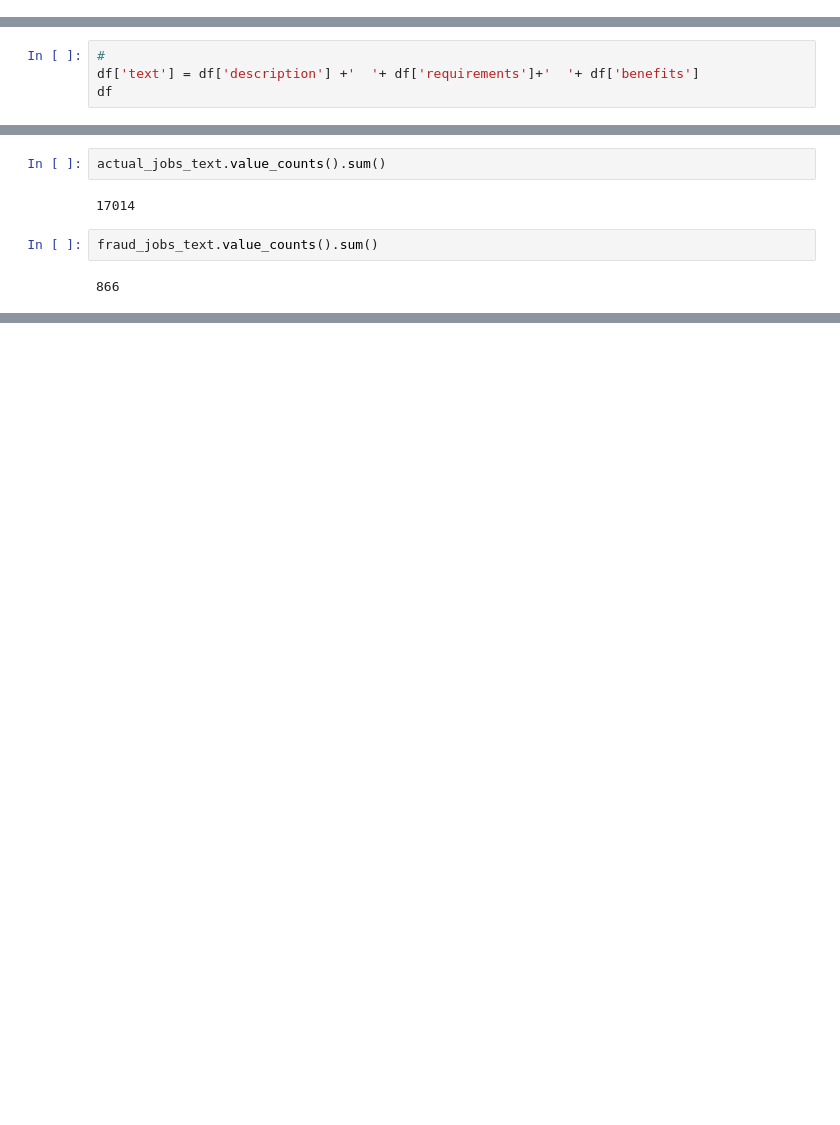
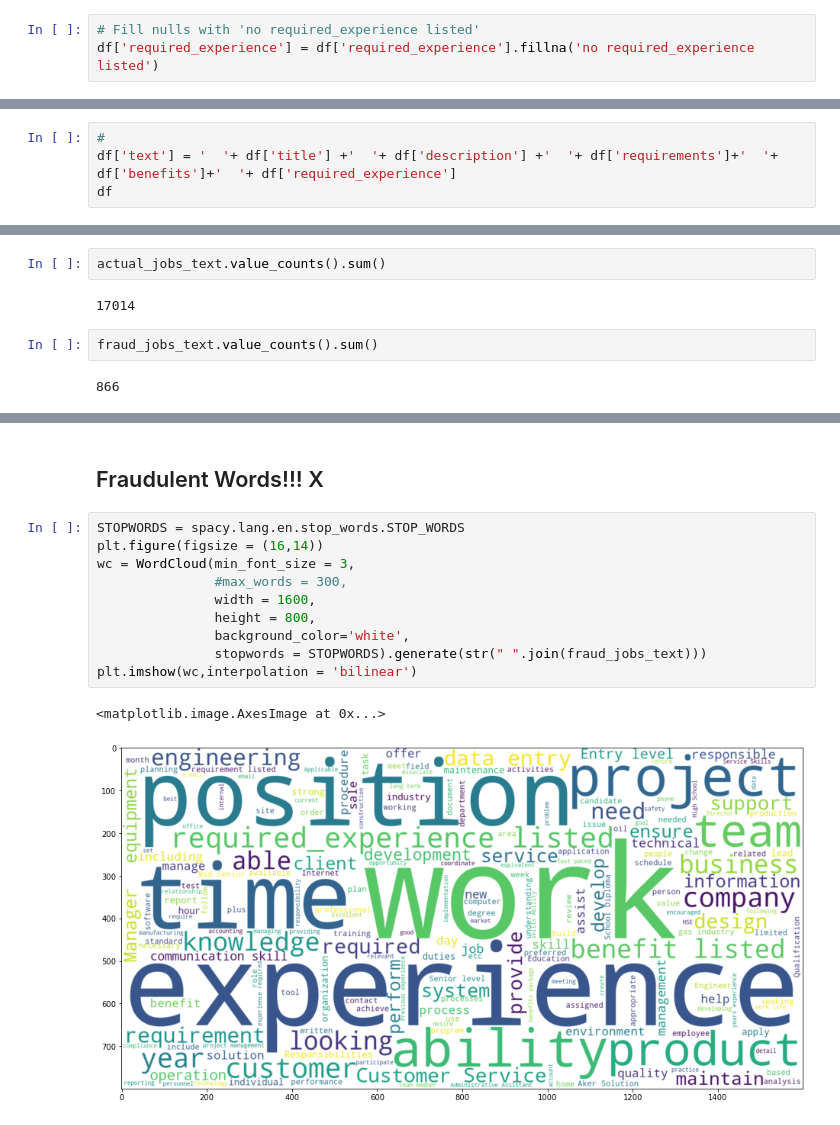
Before and after one commit to MellissaValle/Fraudulent-Job-Postings, a Jupyter notebook: Notebooks/EDA.ipynb, the cells around one changed output, grey strips where cells are left out. Saved outputs shown, nothing was run; the diff lists cells and outputs as text; blank space fills up the shorter version.

```diff
--- a/Notebooks/EDA.ipynb
+++ b/Notebooks/EDA.ipynb
@@ -358,6 +369,9 @@ df['requirements'] = df['requirements'].fillna('no requirement listed')
 # %%
 # Fill nulls with 'no description listed'
 df['description'] = df['description'].fillna('no description listed')
+# %%
+# Fill nulls with 'no required_experience listed'
+df['required_experience'] = df['required_experience'].fillna('no required_experience listed')
 # %%
 df.description.isna().sum()
 # %% [output]
@@ -389,7 +403,7 @@ Name: 17514, dtype: object
  ### Combining our text data in a single column to start the cleaning  process
 # %%
 #
-df['text'] = df['description'] +'  '+ df['requirements']+'  '+ df['benefits']
+df['text'] = '  '+ df['title'] +'  '+ df['description'] +'  '+ df['requirements']+'  '+ df['benefits']+'  '+ df['required_experience']
 df
 # %% [output]
 |  | title | location | department | salary_range | company_profile | description | requirements | benefits | ... |
@@ -473,0 +468,15 @@ You should consider upgrading via the '/Users/mellissavalle/opt/anaconda3/envs/l
+# %% [markdown]
+## Fraudulent Words!!!  X
+# %%
+STOPWORDS = spacy.lang.en.stop_words.STOP_WORDS
+plt.figure(figsize = (16,14))
+wc = WordCloud(min_font_size = 3,
+               #max_words = 300,
+               width = 1600,
+               height = 800,
+               background_color='white',
+               stopwords = STOPWORDS).generate(str(" ".join(fraud_jobs_text)))
+plt.imshow(wc,interpolation = 'bilinear')
+# %% [output]
+<matplotlib.image.AxesImage at 0x...>
+[figure, added]
```
Also changed, not shown: parts of 55 cells of this notebook, 1 other file.
